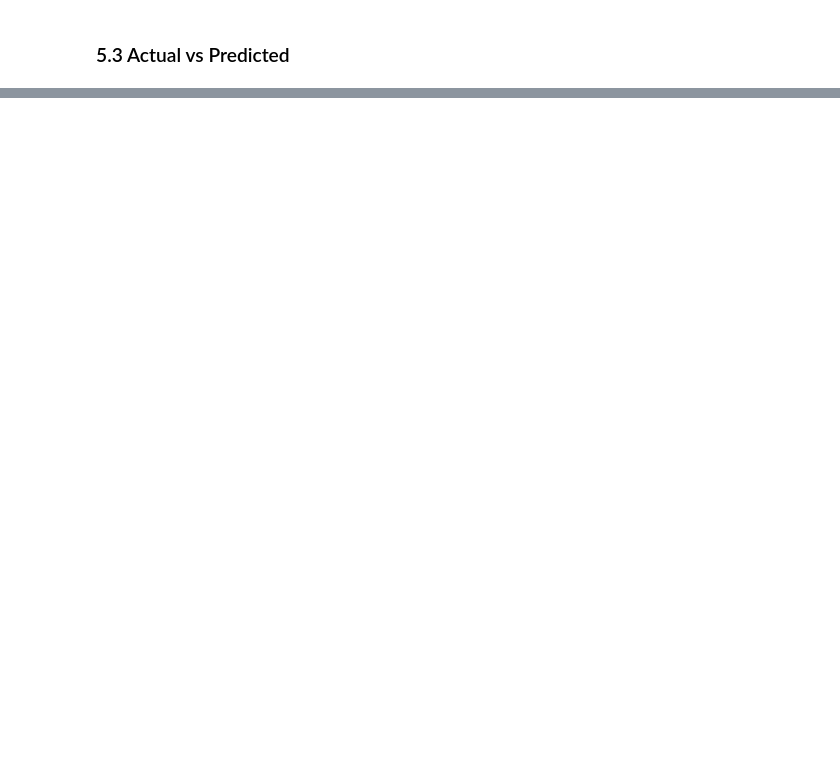
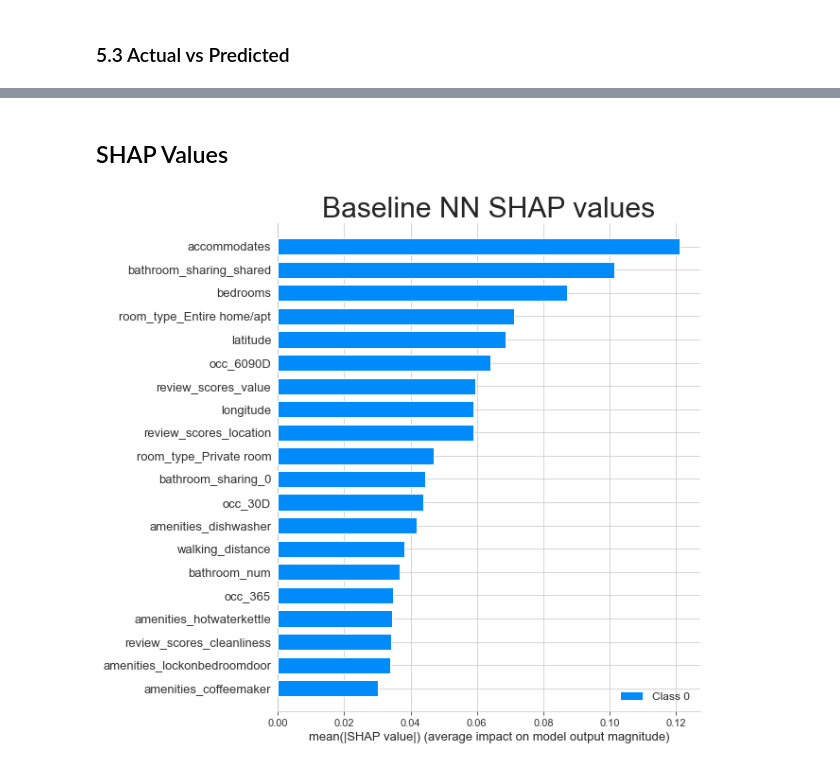
Before and after one commit to skoruthu/airbnb_recommender, a Jupyter notebook: neural_net.ipynb, the cells around one changed output, grey strips where cells are left out. Cells and saved outputs as stored; diff of their text form; code cells hidden in the pictures; blank space fills up the shorter version.

```diff
--- a/neural_net.ipynb
+++ b/neural_net.ipynb
@@ -1236,0 +1317,2 @@ plt.show()
+# %% [markdown]
+## SHAP Values
@@ -1236,0 +1324,9 @@ plt.show()
+# %%
+explainer = shap.DeepExplainer(best_model_bl,X_train_trfm[:100])
+shap_values = explainer.shap_values(X_train_trfm.values)
+plt.figure(figsize = (8,5))
+shap.summary_plot(shap_values, X_train_trfm, show=False)
+plt.title("Baseline NN SHAP values",size=30)
+plt.show()
+# %% [output]
+[figure, added]
```
Also changed, not shown: parts of 63 cells of this notebook.
